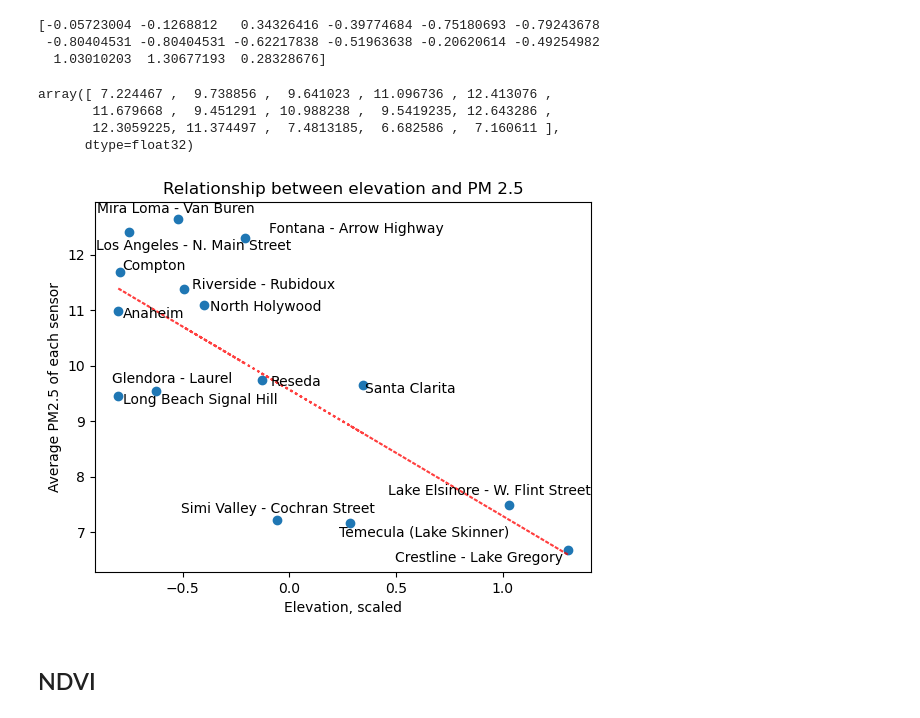
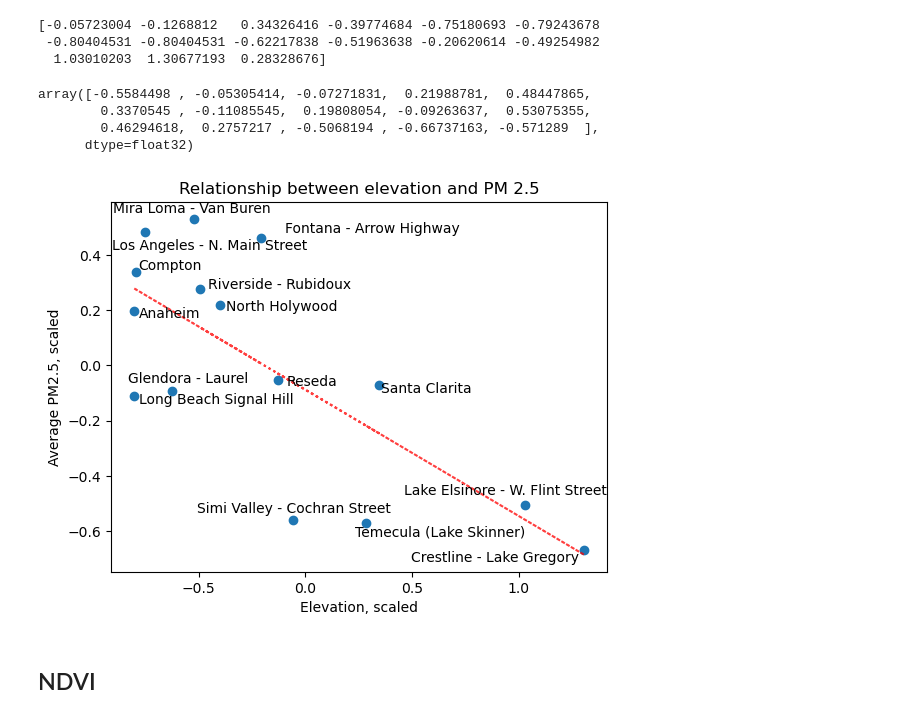
Before and after one commit to matthewgraca/hrrr-smoke-viz, a Jupyter notebook: visualizations/ndvi-elevation-correlations.ipynb, the cells around one changed output. Drawn from its saved outputs; the diff is of its cells as text; code cells hidden in the pictures.

```diff
--- a/visualizations/ndvi-elevation-correlations.ipynb
+++ b/visualizations/ndvi-elevation-correlations.ipynb
@@ -121,8 +121,9 @@ Loading processed AirNow data from cache: /home/mgraca/Workspace/data/airnow_pro
   - Found 16 sensor locations
 (17544, 40, 40)
 # %%
+X, _, _ = utils.std_scale(airnow_data.data)
 X = airnow_data.get_sensor_vals_from_gridded_data(
-    np.expand_dims(airnow_data.data, 1),
+    np.expand_dims(X, 1),
     airnow_data.air_sens_loc
 )
 X = X[:, :, :-1] if X.shape[-1] == 16 else X
@@ -152,29 +154,29 @@ print(elev_masked)
 X_mean = np.mean(X, 0)
 X_mean
 # %% [output]
-array([ 7.224467 ,  9.738856 ,  9.641023 , 11.096736 , 12.413076 ,
-       11.679668 ,  9.451291 , 10.988238 ,  9.5419235, 12.643286 ,
-       12.3059225, 11.374497 ,  7.4813185,  6.682586 ,  7.160611 ],
+array([-0.5584498 , -0.05305414, -0.07271831,  0.21988781,  0.48447865,
+        0.3370545 , -0.11085545,  0.19808054, -0.09263637,  0.53075355,
+        0.46294618,  0.2757217 , -0.5068194 , -0.66737163, -0.571289  ],
       dtype=float32)
 # %%
 from adjustText import adjust_text
 
 x, y = elev_masked, X_mean
 plt.scatter(x, y)
 plt.title("Relationship between elevation and PM 2.5")
 plt.xlabel("Elevation, scaled")
-plt.ylabel("Average PM2.5 of each sensor")
+plt.ylabel("Average PM2.5, scaled")
 
 m, b = np.polyfit(x, y, 1)
 plt.plot(x, m*x + b, color='red', linestyle=':', alpha=0.75)
 
 labels = list(airnow_data.air_sens_loc)[:-1]
 texts = [plt.text(x[i], y[i], txt, ha='center', va='center') for i, txt in enumerate(labels)]
 
 adjust_text(texts, force_static=2)
 plt.show()
 # %% [output]
-[figure, old version]
+[figure, new version]
 # %% [markdown]
 ## NDVI
 # %%
```
Also changed, not shown: parts of 7 cells of this notebook.
